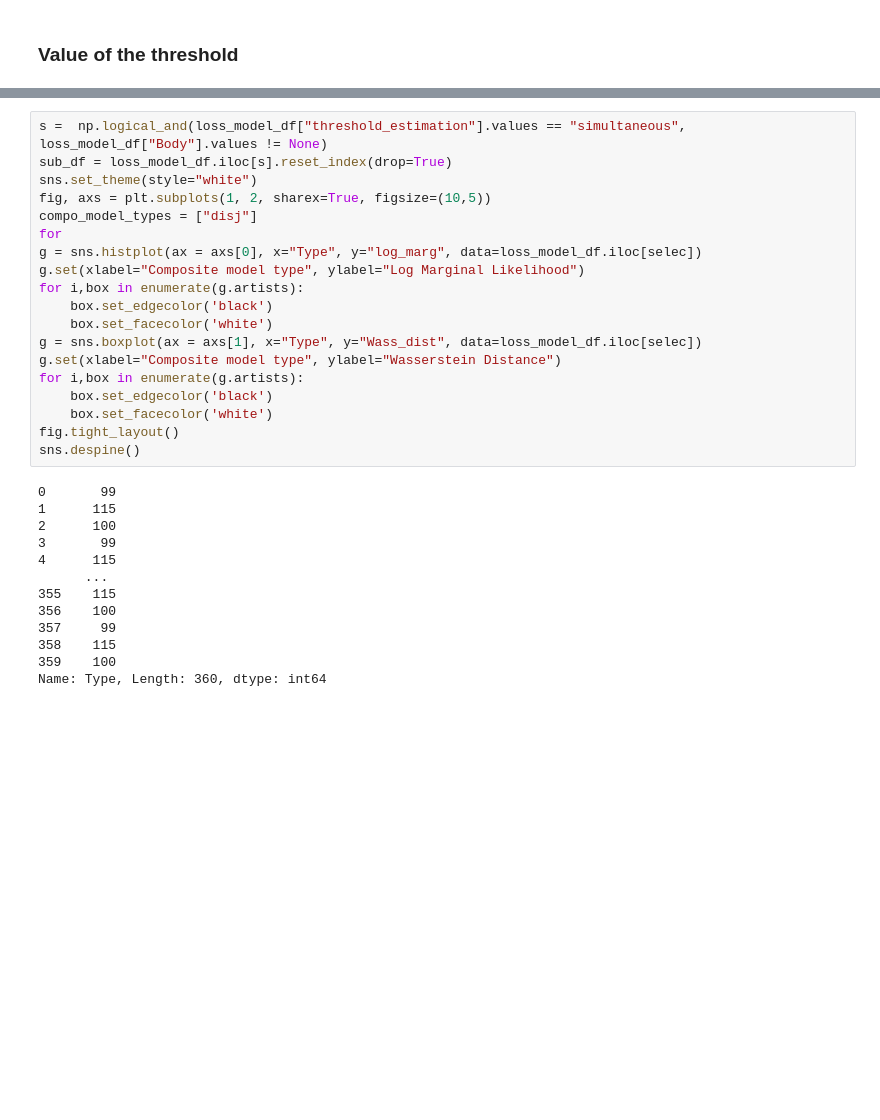
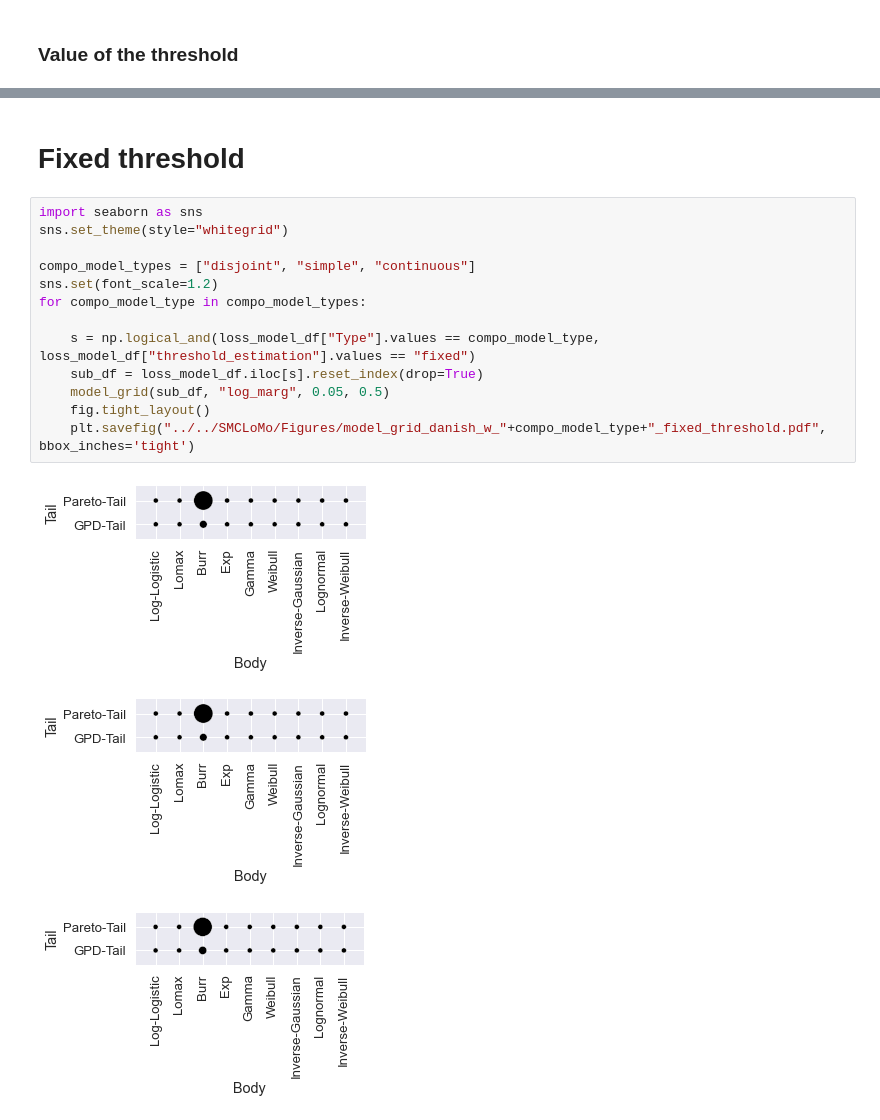
Before and after one commit to LaGauffre/SMCCompoMo, a Jupyter notebook: Notebooks/danish_fire_insurance.ipynb, the cells around one changed output, grey strips where cells are left out. Saved outputs shown, nothing was run; the diff lists cells and outputs as text; blank space fills up the shorter version.

```diff
--- a/Notebooks/danish_fire_insurance.ipynb
+++ b/Notebooks/danish_fire_insurance.ipynb
@@ -145,32 +150,19 @@ for compo_model_type in compo_model_types:
+# %% [markdown]
+# Fixed threshold
 # %%
-s =  np.logical_and(loss_model_df["threshold_estimation"].values == "simultaneous", loss_model_df["Body"].values != None)
-sub_df = loss_model_df.iloc[s].reset_index(drop=True)
-sns.set_theme(style="white")
-fig, axs = plt.subplots(1, 2, sharex=True, figsize=(10,5))
-compo_model_types = ["disj"]
-for
-g = sns.histplot(ax = axs[0], x="Type", y="log_marg", data=loss_model_df.iloc[selec])
-g.set(xlabel="Composite model type", ylabel="Log Marginal Likelihood")
-for i,box in enumerate(g.artists):
-    box.set_edgecolor('black')
-    box.set_facecolor('white')
-g = sns.boxplot(ax = axs[1], x="Type", y="Wass_dist", data=loss_model_df.iloc[selec])
-g.set(xlabel="Composite model type", ylabel="Wasserstein Distance")
-for i,box in enumerate(g.artists):
-    box.set_edgecolor('black')
-    box.set_facecolor('white')
-fig.tight_layout()
-sns.despine()
+import seaborn as sns
+sns.set_theme(style="whitegrid")
+
+compo_model_types = ["disjoint", "simple", "continuous"]
+sns.set(font_scale=1.2)
+for compo_model_type in compo_model_types:
+
+    s = np.logical_and(loss_model_df["Type"].values == compo_model_type, loss_model_df["threshold_estimation"].values == "fixed")
+    sub_df = loss_model_df.iloc[s].reset_index(drop=True)
+    model_grid(sub_df, "log_marg", 0.05, 0.5)
+    fig.tight_layout()
+    plt.savefig("../../SMCLoMo/Figures/model_grid_danish_w_"+compo_model_type+"_fixed_threshold.pdf", bbox_inches='tight')
 # %% [output]
-0       99
-1      115
-2      100
-3       99
-4      115
-      ...
-355    115
-356    100
-357     99
-358    115
-359    100
-Name: Type, Length: 360, dtype: int64
+[figure, added]
+[figure, added]
+[figure, added]
```
Also changed, not shown: parts of 8 cells of this notebook, 19 other files.
